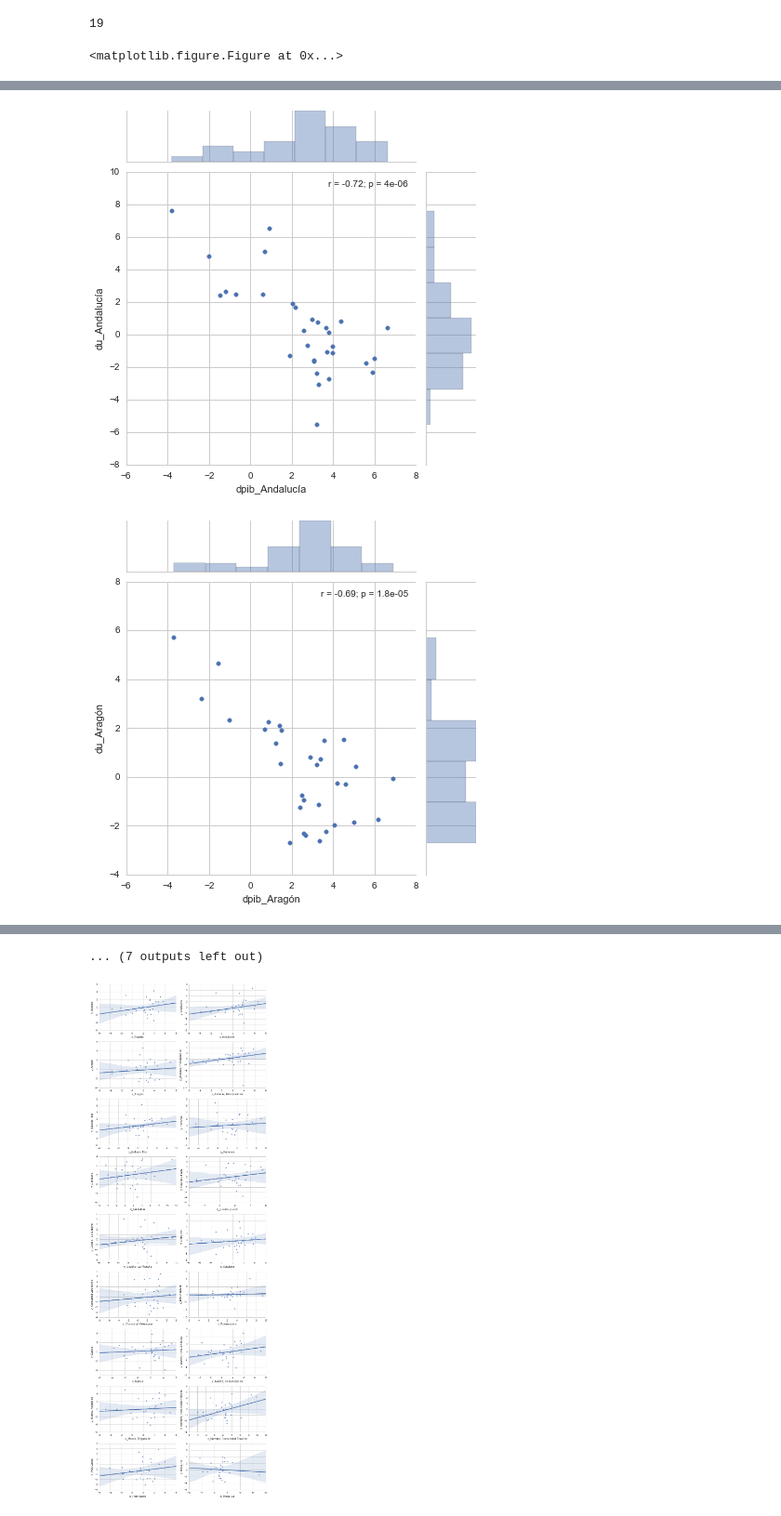
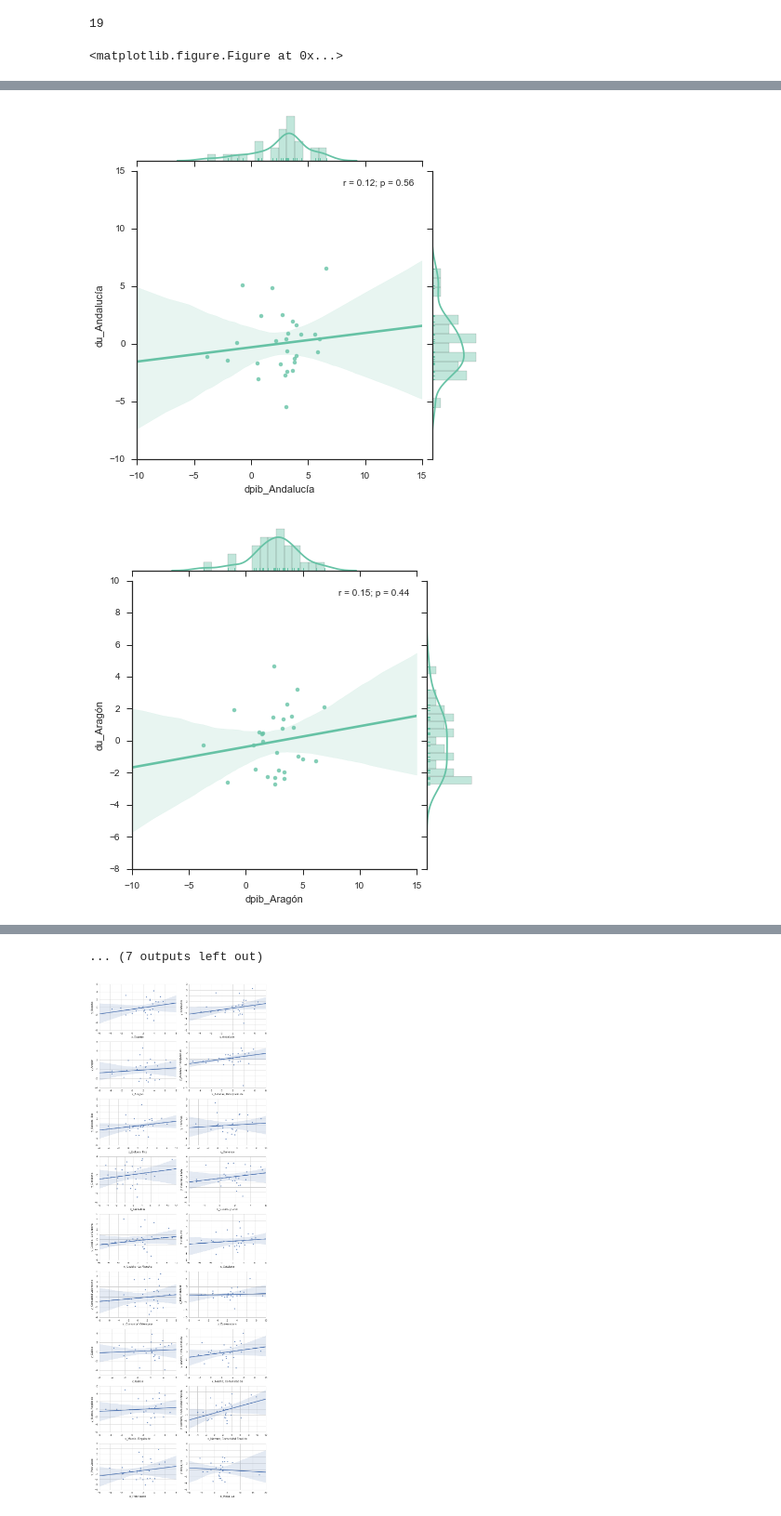
Before and after one commit to mmngreco/okun_ccaa, a Jupyter notebook: code/Okun_Regresion.ipynb, the cells around one changed output, grey strips where cells are left out. Shown at 93% size. Drawn from its saved outputs; the diff is of its cells as text; code cells hidden in the pictures.

```diff
--- a/code/Okun_Regresion.ipynb
+++ b/code/Okun_Regresion.ipynb
@@ -20,6 +20,6 @@ bkh.output_notebook()
 # %% [output]
 [interactive output not drawn]
 # %%
-sns.set_style('whitegrid')
-# sns.set(style="ticks", palette="Set2")
+sns.set(style="white", color_codes=True)
+sns.set(style="ticks", palette="Set2")
 sns.despine()
@@ -136,10 +138,11 @@ for i, v in enumerate(variables[1:]):
                   'du_%s' % v,
                   data=data,
                   annot_kws=dict(stat="r"),
-#                  kind='hex'
-#                  ax=ax
+                  marginal_kws=dict(bins=15, rug=True),
+                  kind='reg',
+                  size=6,
+#                  ci=[68, 95, 99]
                  )
-
 plt.tight_layout()
 # %% [output]
 <matplotlib.figure.Figure at 0x...>
@@ -147,2 +150,2 @@ plt.tight_layout()
-[figure, old version]
+[figure, new version]
-[figure, old version]
+[figure, new version]
```
Also changed, not shown: parts of 4 cells of this notebook.
